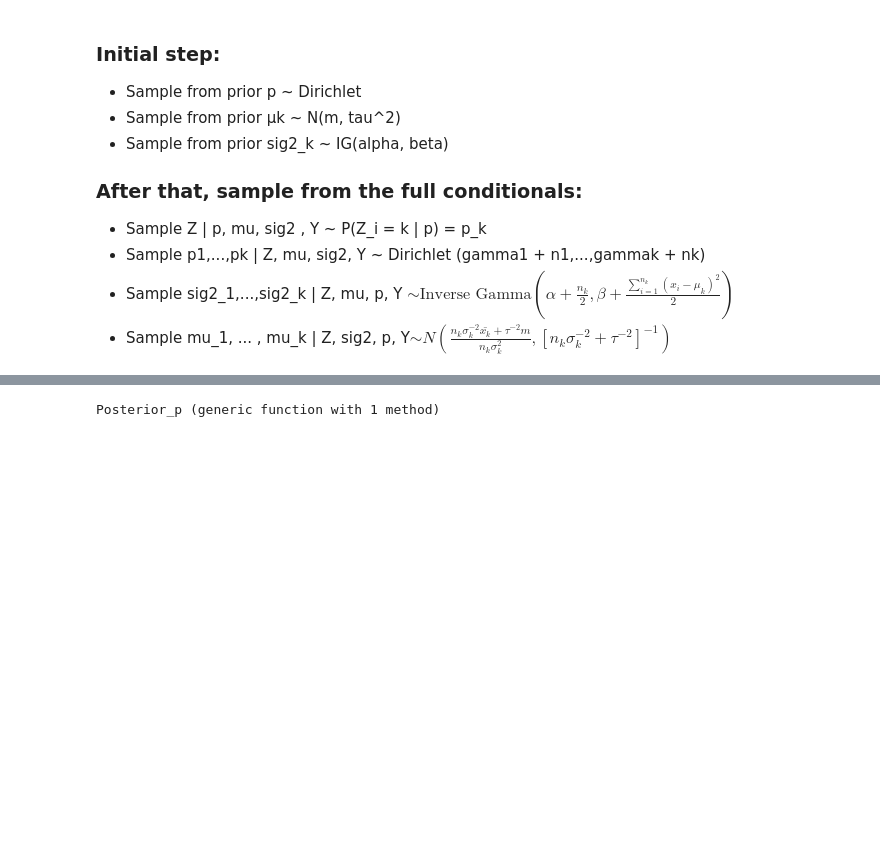
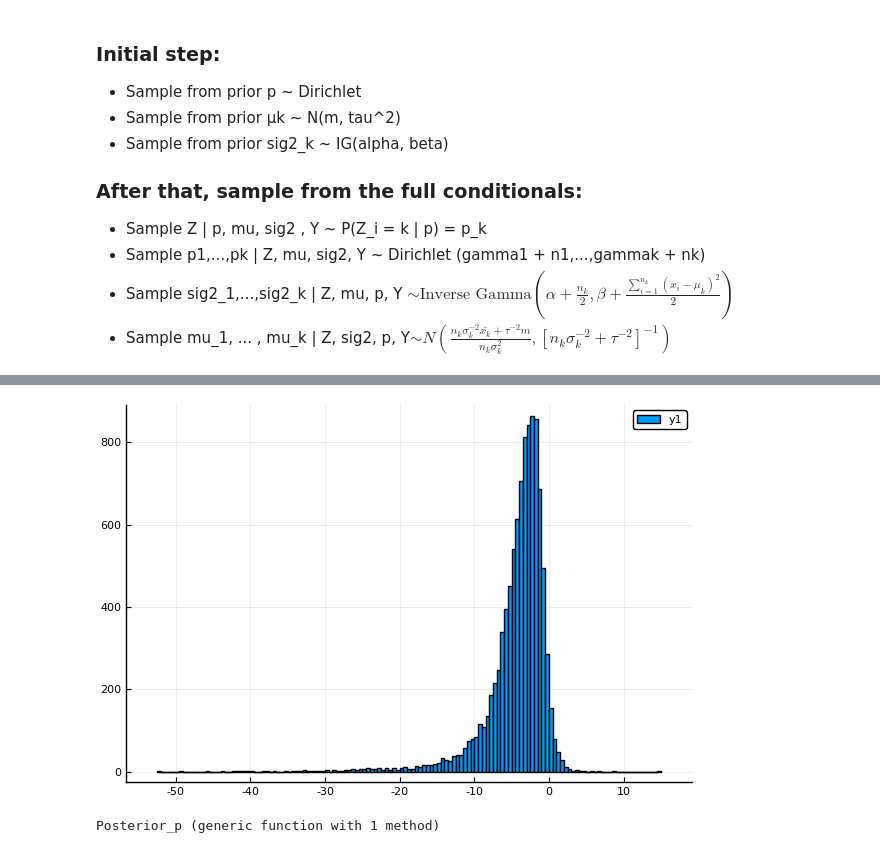
Before and after one commit to davibarreira/Computational_Statistics, a Jupyter notebook: Exercises2/Sheet2 Exercise 6.ipynb, the cells around one changed output, grey strips where cells are left out. Cells and saved outputs as stored; diff of their text form; code cells hidden in the pictures; blank space fills up the shorter version.

```diff
--- a/Exercises2/Sheet2 Exercise 6.ipynb
+++ b/Exercises2/Sheet2 Exercise 6.ipynb
@@ -116,3 +138,11 @@ sig
+# %%
+histogram(simulation[:,4])
+# histogram!(simulation[:,5])
+# histogram!(simulation[:,6])
+# matr= zeros(1,9)
+# matr[1,:] + vcat(rand(3),rand(3),rand(3))
+# %% [output]
+[figure, added]
 # %%
 k = 3
 gamma, m, tau, alpha, beta = [1,1,1],0,1,3,1
```
Also changed, not shown: parts of 5 cells of this notebook, 3 other files.
